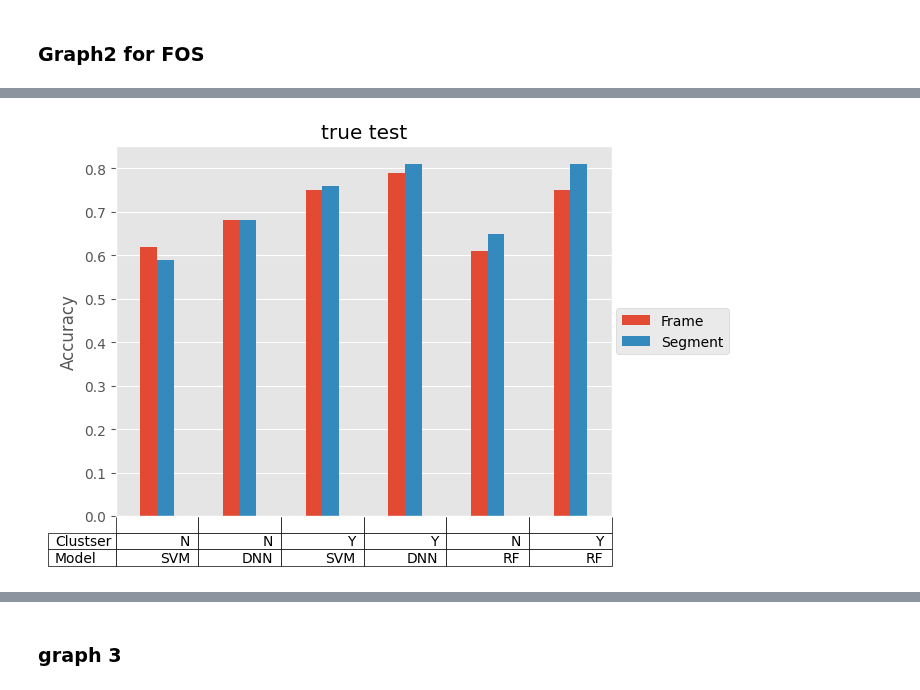
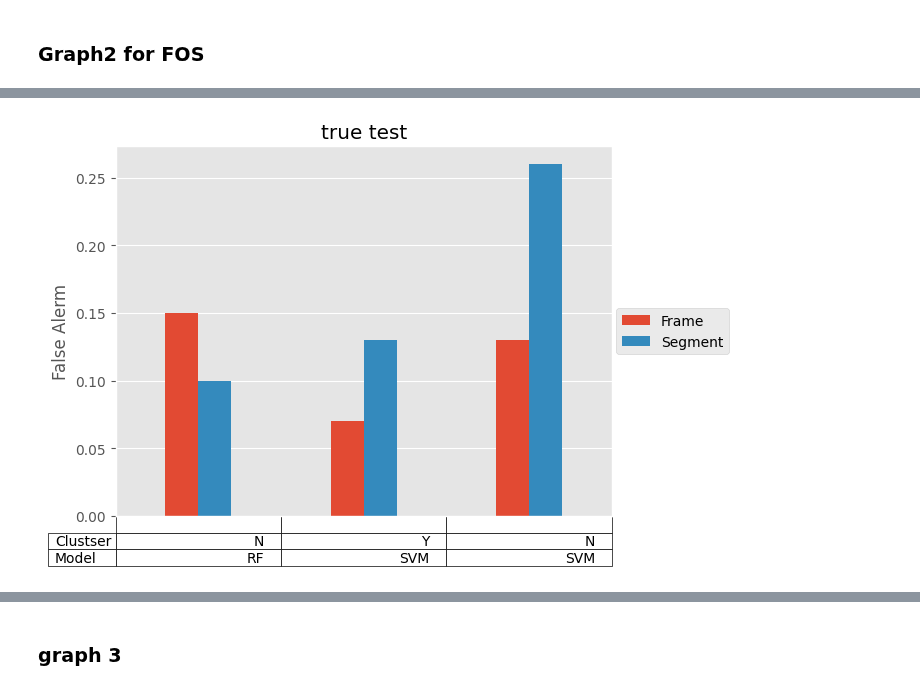
Before and after one commit to IS-Howard/final, a Jupyter notebook: result_analysis.ipynb, the cells around one changed output, grey strips where cells are left out. Saved outputs shown, nothing was run; the diff lists cells and outputs as text; code cells hidden in the pictures.

```diff
--- a/result_analysis.ipynb
+++ b/result_analysis.ipynb
@@ -418,6 +652,4 @@ df3.iloc[nidx[0]]['model'].to_list()
 # %%
-# compare
-compare = 1 # segment or frame
 # axes
 axes = ['Accuracy', 'False Alerm', 'Detection Rate']
 axess = ['ACC','FA','DR']
@@ -451,52 +683,57 @@ for j, cmp in enumerate(compares):
             nidx[j].append(k)
 #print(nidx)
 
-for s in range(3):
-    for i in range(1,3):
-        dt = cols[i]
-        y = np.array([df3.iloc[nidx[0]][dt[s]], df3.iloc[nidx[1]][dt[s]]])
+#for s in range(3):
+s = 1
+sel = [1,4,5]
 
-        cl = len(y)
-        fig = plt.figure()
-        ax = fig.add_subplot(111)
+for i in range(1,3):
+    dt = cols[i]
+    y = np.array([df3.iloc[nidx[0]][dt[s]], df3.iloc[nidx[1]][dt[s]]])
 
-        cell = [[],[]]
-        cmps = []
-        x=df3.iloc[nidx[0]]['model'].to_list()
-        for k in range(len(x)):
-            for r in range(2):
-                for j, cmp in enumerate(compares2[r]):
-                    if x[k].find(cmp)!=-1:
-                        cell[r].append(show_cmps[r][j])
-                        break
-                    if j==len(compares2[r])-1:
-                        cell[r].append('-')
-        row_labels = cmp_titles.copy()
+    cl = len(y)
+    fig = plt.figure()
+    ax = fig.add_subplot(111)
 
-        # sort by max val
-        y = np.array(y)
-        cell = np.array(cell)
-        idx = sorted(np.arange(len(y[0])), key = lambda s:(y[1]-y[0])[s])
-        y = y[:,idx]
-        cell = cell[:,idx]
+    cell = [[],[]]
+    cmps = []
+    x=df3.iloc[nidx[0]]['model'].to_list()
+    for k in range(len(x)):
+        for r in range(2):
+            for j, cmp in enumerate(compares2[r]):
+                if x[k].find(cmp)!=-1:
+                    cell[r].append(show_cmps[r][j])
+                    break
+                if j==len(compares2[r])-1:
+                    cell[r].append('-')
+    row_labels = cmp_titles.copy()
 
-        ax.title.set_text(subtitles[i])
-        width = 0.1*cl
-        x = np.arange(len(y[0]))
-        spare_width = (1 - width)/cl
+    # sort by max val
+    y = np.array(y)
+    cell = np.array(cell)
+    idx = sorted(np.arange(len(y[0])), key = lambda s:(y[1]-y[0])[s])
+    y = y[:,idx]
+    cell = cell[:,idx]
+    y = y[:,sel]
+    cell = cell[:,sel]
 
-        for r in range(cl):
-            ax.bar(x+r*width, y[r], width, label=legends[r])
-        ax.set_xlim(-spare_width,len(x)-spare_width)
-        plt.xticks([])
-        plt.ylabel(axes[s])
-        plt.legend(loc='center right', bbox_to_anchor=(1.25, 0.5))
+    ax.title.set_text(subtitles[i])
+    width = 0.1*cl
+    x = np.arange(len(y[0]))
+    spare_width = (1 - width)/cl
 
-        # plot table
-        plt.table(cellText=cell,
-                rowLabels=row_labels,
-                colLabels=['']*len(y[0]),
-                loc='bottom')
+    for r in range(cl):
+        ax.bar(x+r*width, y[r], width, label=legends[r])
+    ax.set_xlim(-spare_width,len(x)-spare_width)
+    plt.xticks([])
+    plt.ylabel(axes[s])
+    plt.legend(loc='center right', bbox_to_anchor=(1.25, 0.5))
 
-        plt.savefig(save_path+axes[s]+'_'+str(i+1)+'.png', bbox_inches="tight")
+    # plot table
+    plt.table(cellText=cell,
+            rowLabels=row_labels,
+            colLabels=['']*len(y[0]),
+            loc='bottom')
+
+    plt.savefig(save_path+axes[s]+'_'+str(i+1)+'.png', bbox_inches="tight")
 # %% [output]
@@ -504 +741 @@ for s in range(3):
-[figure, old version]
+[figure, new version]
```
Also changed, not shown: parts of 8 cells of this notebook, 4 other files.
